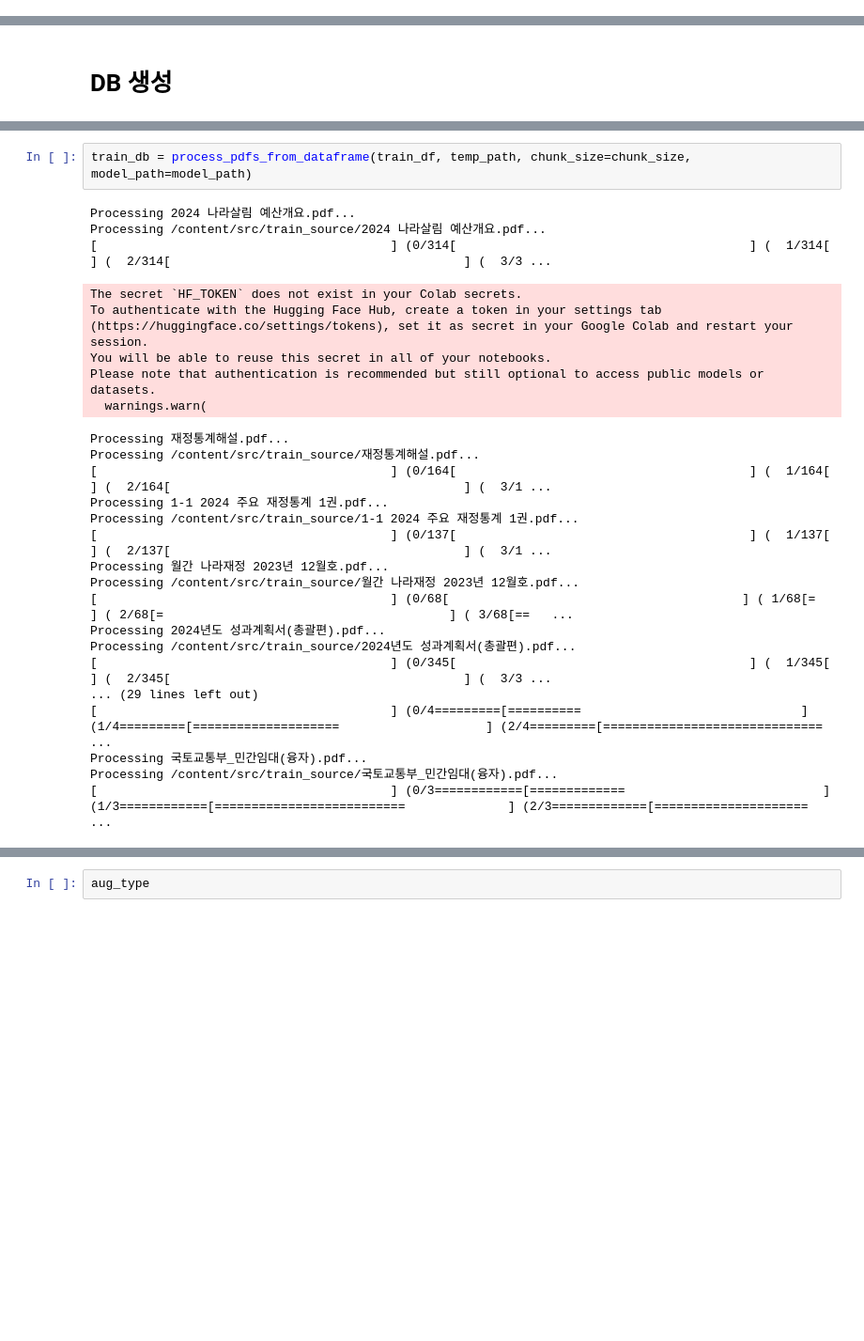
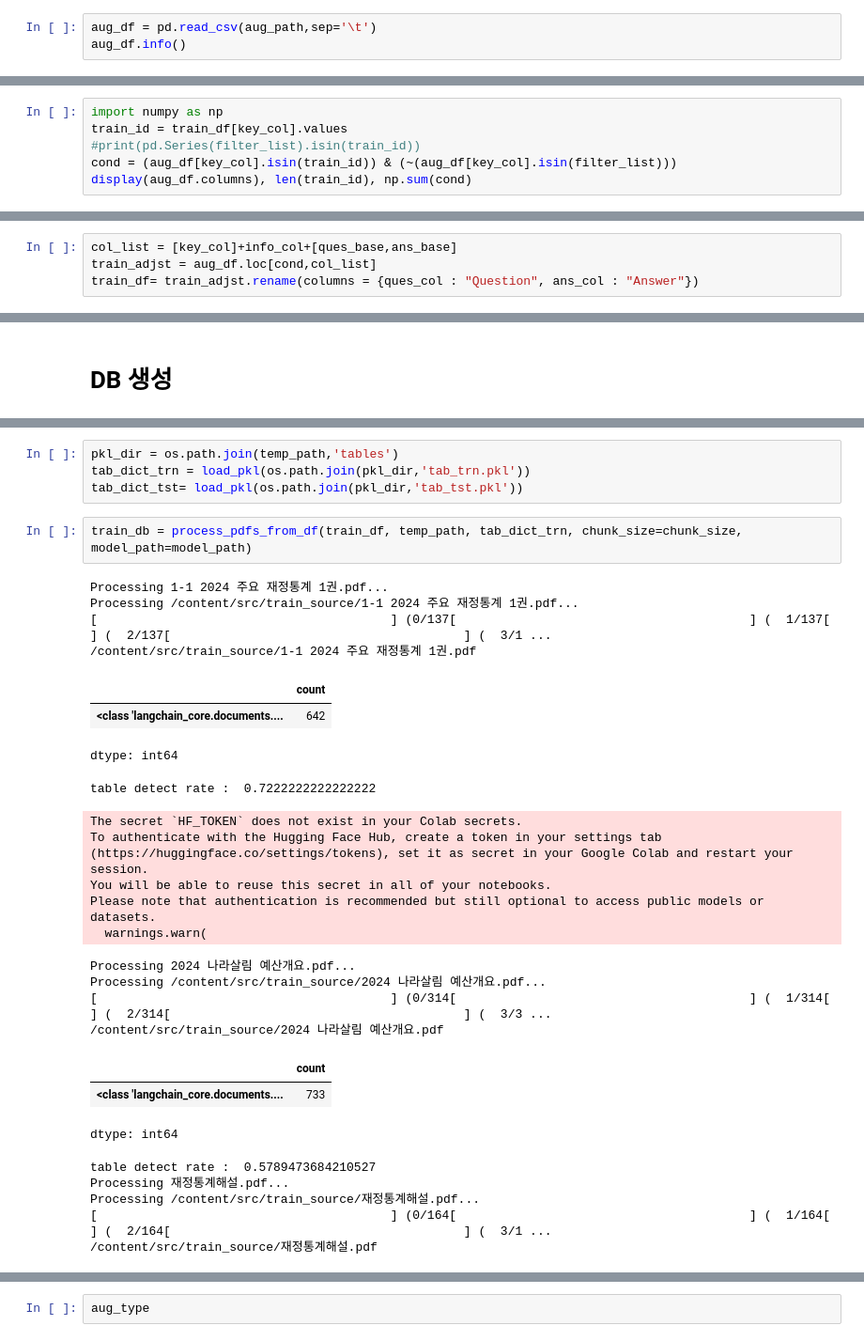
Before and after one commit to theNocturni/WASSUP-DACON-FinAI, a Jupyter notebook: code/0.create_dataset.ipynb, the cells around one changed output, grey strips where cells are left out. Shown at 94% size. Drawn from its saved outputs; the diff is of its cells as text; blank space fills up the shorter version.

Commit message:
feat/tab v2.0
add table contents directly to loaded documents

```diff
--- a/code/0.create_dataset.ipynb
+++ b/code/0.create_dataset.ipynb
@@ -578,0 +757,3 @@ ans_col = ans_dict[aug_type]
+# %%
+aug_df = pd.read_csv(aug_path,sep='\t')
+aug_df.info()
@@ -578,0 +777,6 @@ ans_col = ans_dict[aug_type]
+# %%
+import numpy as np
+train_id = train_df[key_col].values
+#print(pd.Series(filter_list).isin(train_id))
+cond = (aug_df[key_col].isin(train_id)) & (~(aug_df[key_col].isin(filter_list)))
+display(aug_df.columns), len(train_id), np.sum(cond)
@@ -579,2 +788,6 @@ ans_col = ans_dict[aug_type]
+# %%
+col_list = [key_col]+info_col+[ques_base,ans_base]
+train_adjst = aug_df.loc[cond,col_list]
+train_df= train_adjst.rename(columns = {ques_col : "Question", ans_col : "Answer"})
 # %%
 if aug_type != 'NoAug':
@@ -661,28 +871,32 @@ total size is 133.10M  speedup is 1.16
+# %%
+pkl_dir = os.path.join(temp_path,'tables')
+tab_dict_trn = load_pkl(os.path.join(pkl_dir,'tab_trn.pkl'))
+tab_dict_tst= load_pkl(os.path.join(pkl_dir,'tab_tst.pkl'))
 # %%
-train_db = process_pdfs_from_dataframe(train_df, temp_path, chunk_size=chunk_size, model_path=model_path)
+train_db = process_pdfs_from_df(train_df, temp_path, tab_dict_trn, chunk_size=chunk_size, model_path=model_path)
 # %% [output]
-Processing 2024 나라살림 예산개요.pdf...
-Processing /content/src/train_source/2024 나라살림 예산개요.pdf...
-[                                        ] (0/314[                                        ] (  1/314[                                        ] (  2/314[                                        ] (  3/3 ...
+Processing 1-1 2024 주요 재정통계 1권.pdf...
+Processing /content/src/train_source/1-1 2024 주요 재정통계 1권.pdf...
+[                                        ] (0/137[                                        ] (  1/137[                                        ] (  2/137[                                        ] (  3/1 ...
+/content/src/train_source/1-1 2024 주요 재정통계 1권.pdf
+|  | count |
+| <class 'langchain_core.documents.... | 642 |
-The secret `HF_TOKEN` does not exist in your Colab secrets.
-To authenticate with the Hugging Face Hub, create a token in your settings tab (https://huggingface.co/settings/tokens), set it as secret in your Google Colab and restart your session.
-You will be able to reuse this secret in all of your notebooks.
-Please note that authentication is recommended but still optional to access public models or datasets.
-  warnings.warn(
+dtype: int64
-Processing 재정통계해설.pdf...
-Processing /content/src/train_source/재정통계해설.pdf...
-[                                        ] (0/164[                                        ] (  1/164[                                        ] (  2/164[                                        ] (  3/1 ...
-Processing 1-1 2024 주요 재정통계 1권.pdf...
-Processing /content/src/train_source/1-1 2024 주요 재정통계 1권.pdf...
-[                                        ] (0/137[                                        ] (  1/137[                                        ] (  2/137[                                        ] (  3/1 ...
-Processing 월간 나라재정 2023년 12월호.pdf...
-Processing /content/src/train_source/월간 나라재정 2023년 12월호.pdf...
-[                                        ] (0/68[                                        ] ( 1/68[=                                       ] ( 2/68[=                                       ] ( 3/68[==   ...
-Processing 2024년도 성과계획서(총괄편).pdf...
-Processing /content/src/train_source/2024년도 성과계획서(총괄편).pdf...
-[                                        ] (0/345[                                        ] (  1/345[                                        ] (  2/345[                                        ] (  3/3 ...
-... (29 lines left out)
-[                                        ] (0/4=========[==========                              ] (1/4=========[====================                    ] (2/4=========[==============================  ...
-Processing 국토교통부_민간임대(융자).pdf...
-Processing /content/src/train_source/국토교통부_민간임대(융자).pdf...
-[                                        ] (0/3============[=============                           ] (1/3============[==========================              ] (2/3=============[===================== ...
+table detect rate :  0.7222222222222222
+The secret `HF_TOKEN` does not exist in your Colab secrets.
+To authenticate with the Hugging Face Hub, create a token in your settings tab (https://huggingface.co/settings/tokens), set it as secret in your Google Colab and restart your session.
+You will be able to reuse this secret in all of your notebooks.
+Please note that authentication is recommended but still optional to access public models or datasets.
+  warnings.warn(
+Processing 2024 나라살림 예산개요.pdf...
+Processing /content/src/train_source/2024 나라살림 예산개요.pdf...
+[                                        ] (0/314[                                        ] (  1/314[                                        ] (  2/314[                                        ] (  3/3 ...
+/content/src/train_source/2024 나라살림 예산개요.pdf
+|  | count |
+| <class 'langchain_core.documents.... | 733 |
+dtype: int64
+table detect rate :  0.5789473684210527
+Processing 재정통계해설.pdf...
+Processing /content/src/train_source/재정통계해설.pdf...
+[                                        ] (0/164[                                        ] (  1/164[                                        ] (  2/164[                                        ] (  3/1 ...
+/content/src/train_source/재정통계해설.pdf
```
Also changed, not shown: parts of 50 cells of this notebook.
